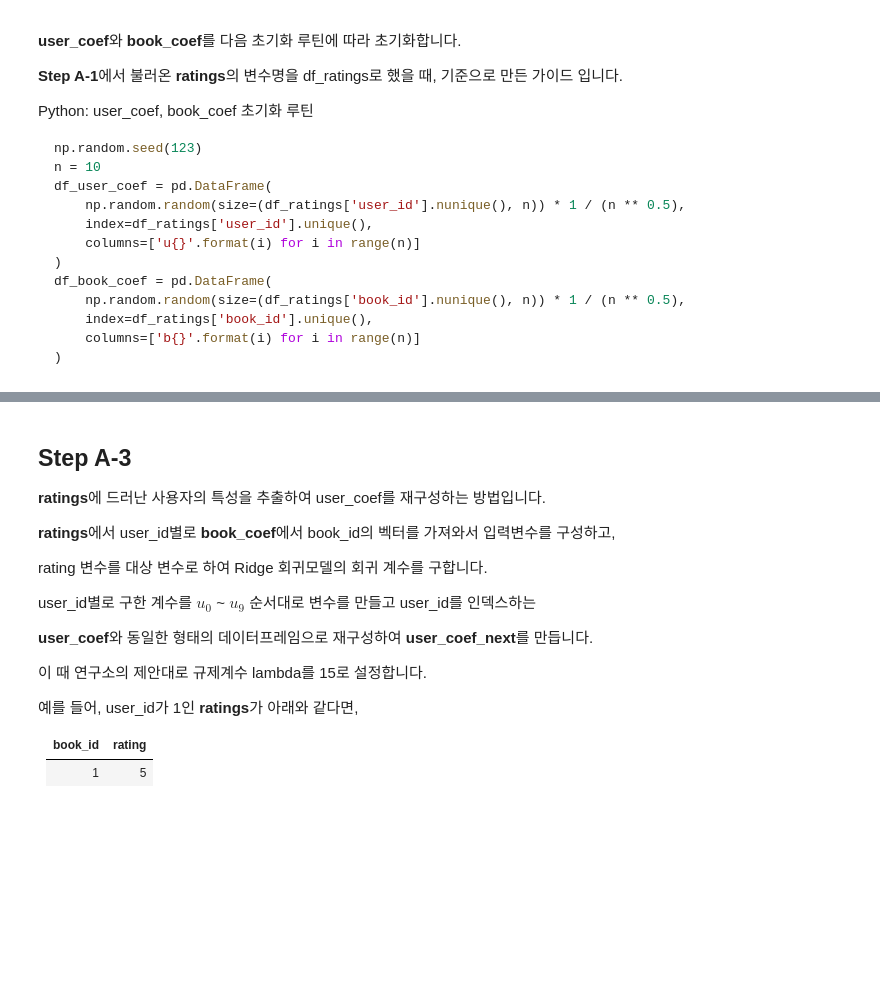
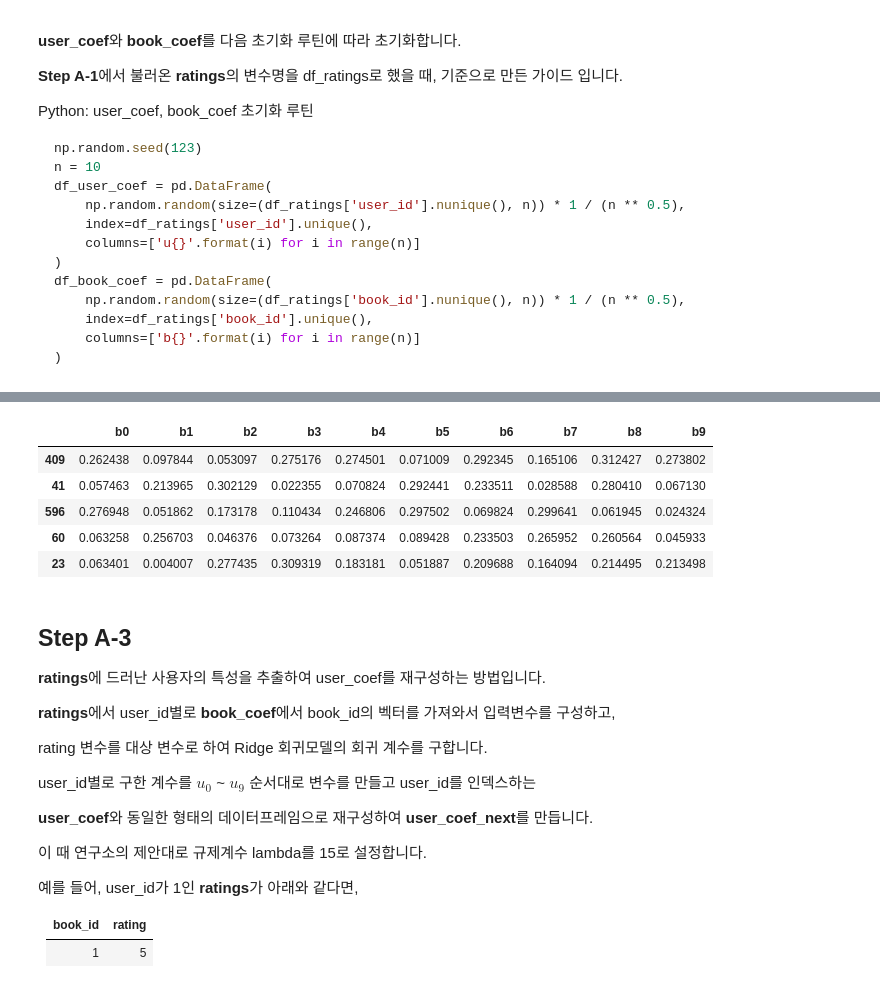
Before and after one commit to sunkusun9/DS_prob1_2510, a Jupyter notebook: prob_solution.ipynb, the cells around one changed output, grey strips where cells are left out. Drawn from its saved outputs; the diff is of its cells as text; code cells hidden in the pictures; blank space fills up the shorter version.

```diff
--- a/prob_solution.ipynb
+++ b/prob_solution.ipynb
@@ -271,3 +313,12 @@ df_book_coef = pd.DataFrame(
+# %%
+df_book_coef.head()
+# %% [output]
+|  | b0 | b1 | b2 | b3 | b4 | b5 | b6 | b7 | b8 | b9 |
+| 409 | 0.262438 | 0.097844 | 0.053097 | 0.275176 | 0.274501 | 0.071009 | 0.292345 | 0.165106 | 0.312427 | 0.273802 |
+| 41 | 0.057463 | 0.213965 | 0.302129 | 0.022355 | 0.070824 | 0.292441 | 0.233511 | 0.028588 | 0.280410 | 0.067130 |
+| 596 | 0.276948 | 0.051862 | 0.173178 | 0.110434 | 0.246806 | 0.297502 | 0.069824 | 0.299641 | 0.061945 | 0.024324 |
+| 60 | 0.063258 | 0.256703 | 0.046376 | 0.073264 | 0.087374 | 0.089428 | 0.233503 | 0.265952 | 0.260564 | 0.045933 |
+| 23 | 0.063401 | 0.004007 | 0.277435 | 0.309319 | 0.183181 | 0.051887 | 0.209688 | 0.164094 | 0.214495 | 0.213498 |
 # %% [markdown]
 ## Step A-3
 
```
Also changed, not shown: parts of 5 cells of this notebook.
